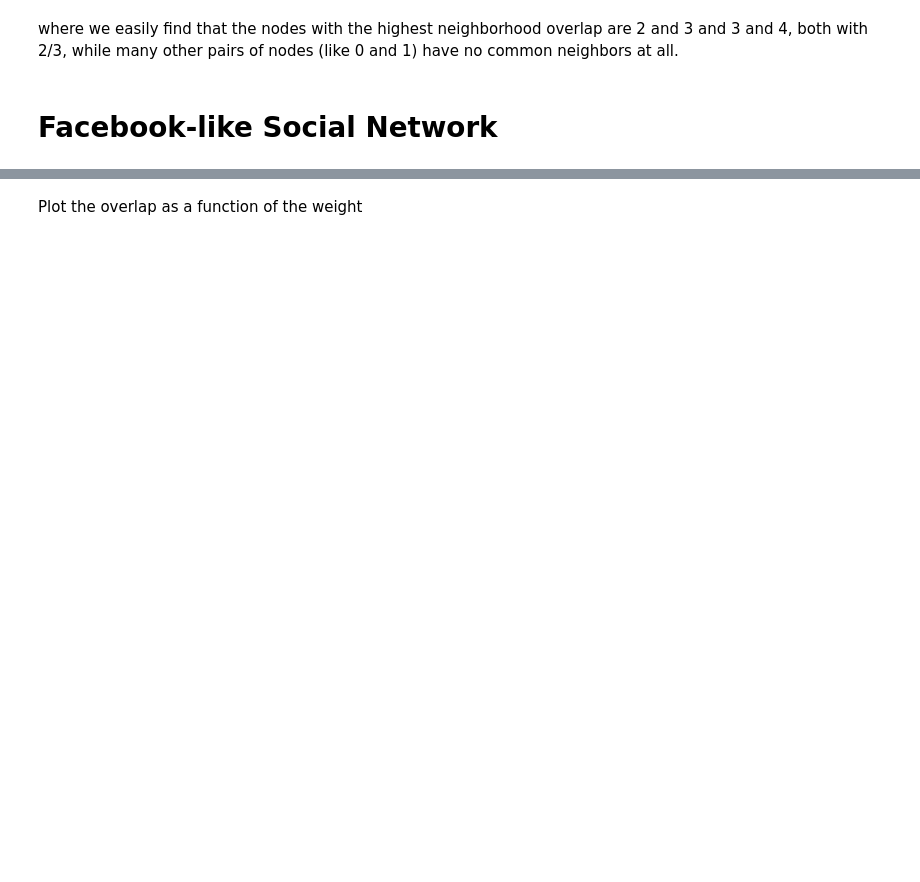
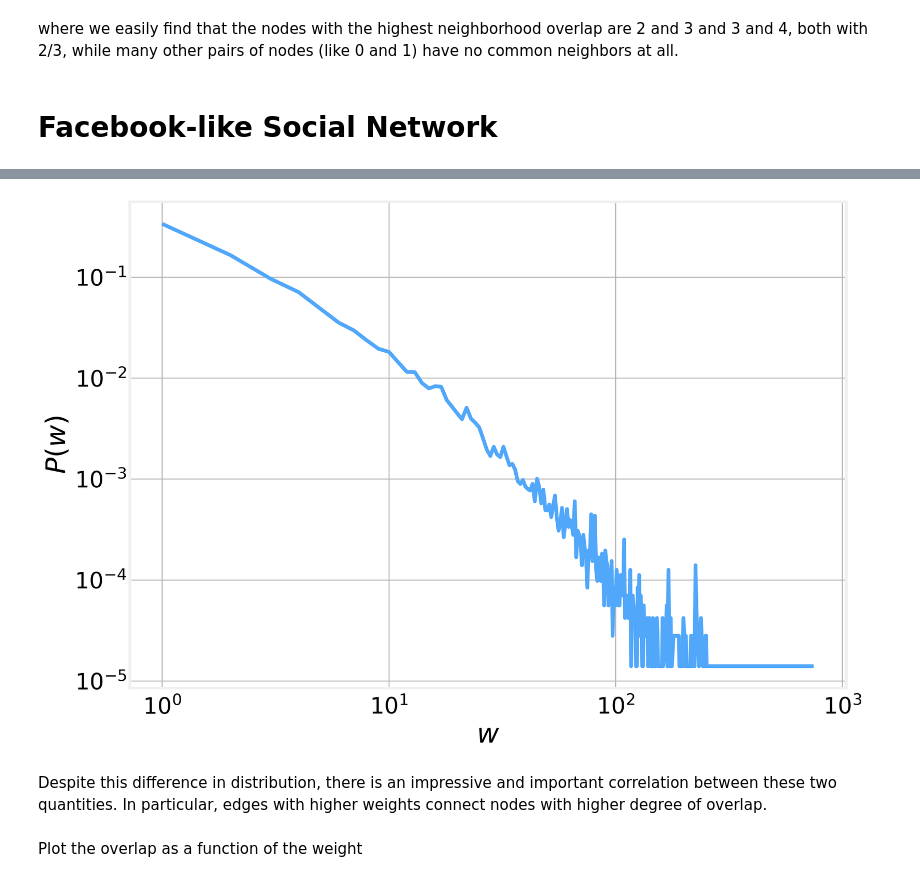
Before and after one commit to DataForScience/Graphs4Sci, a Jupyter notebook: Edge Weight and Network structure.ipynb, the cells around one changed output, grey strips where cells are left out. Drawn from its saved outputs; the diff is of its cells as text; code cells hidden in the pictures; blank space fills up the shorter version.

```diff
--- a/Edge Weight and Network structure.ipynb
+++ b/Edge Weight and Network structure.ipynb
@@ -174,3 +213,14 @@ overlap = get_overlap(G)
+# %%
+ax = weight_distribution.plot(x='w', y='P(w)', legend=None)
+ax.set_ylabel(r'$P\left(w\right)$')
+ax.set_xlabel(r'$w$')
+ax.set_xscale('log')
+ax.set_yscale('log')
+[label.set_y(-0.01) for label in ax.xaxis.get_majorticklabels()];
+# %% [output]
+[figure, added]
+# %% [markdown]
+Despite this difference in distribution, there is an impressive and important correlation between these two quantities. In particular, edges with higher weights connect nodes with higher degree of overlap.
 # %%
 overlap_weight = {}
 
```
Also changed, not shown: parts of 22 cells of this notebook.
